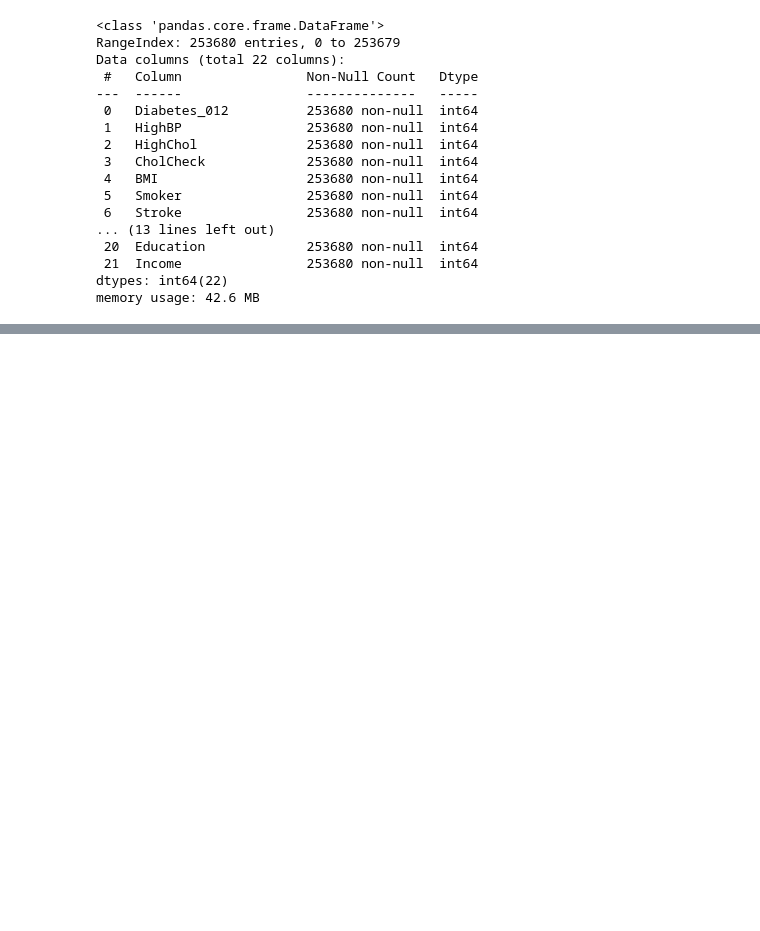
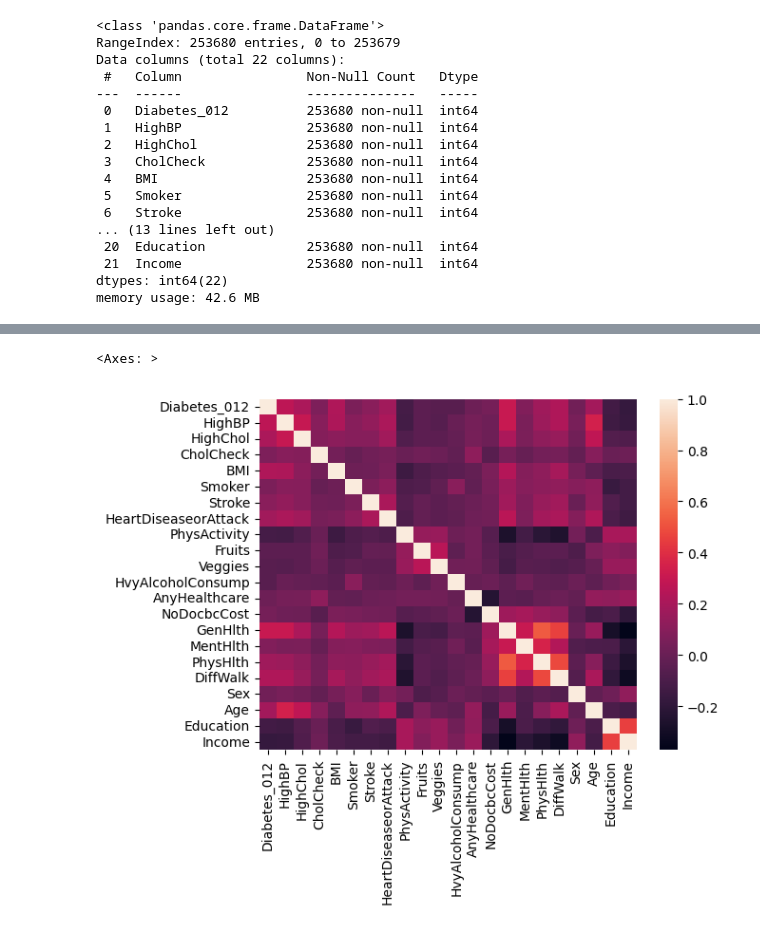
Before and after one commit to KarthikPreVin/MACHINE-LEARNING-LAB, a Jupyter notebook: ASSIGNMENT 1.ipynb, the cells around one changed output, grey strips where cells are left out. Saved outputs shown, nothing was run; the diff lists cells and outputs as text; code cells hidden in the pictures; blank space fills up the shorter version.

```diff
--- a/ASSIGNMENT 1.ipynb
+++ b/ASSIGNMENT 1.ipynb
@@ -397,0 +405,5 @@ Name: count, Length: 229781, dtype: int64
+# %%
+sns.heatmap(diabetes.corr())
+# %% [output]
+<Axes: >
+[figure, added]
```
Also changed, not shown: parts of 11 cells of this notebook, 1 other file.
